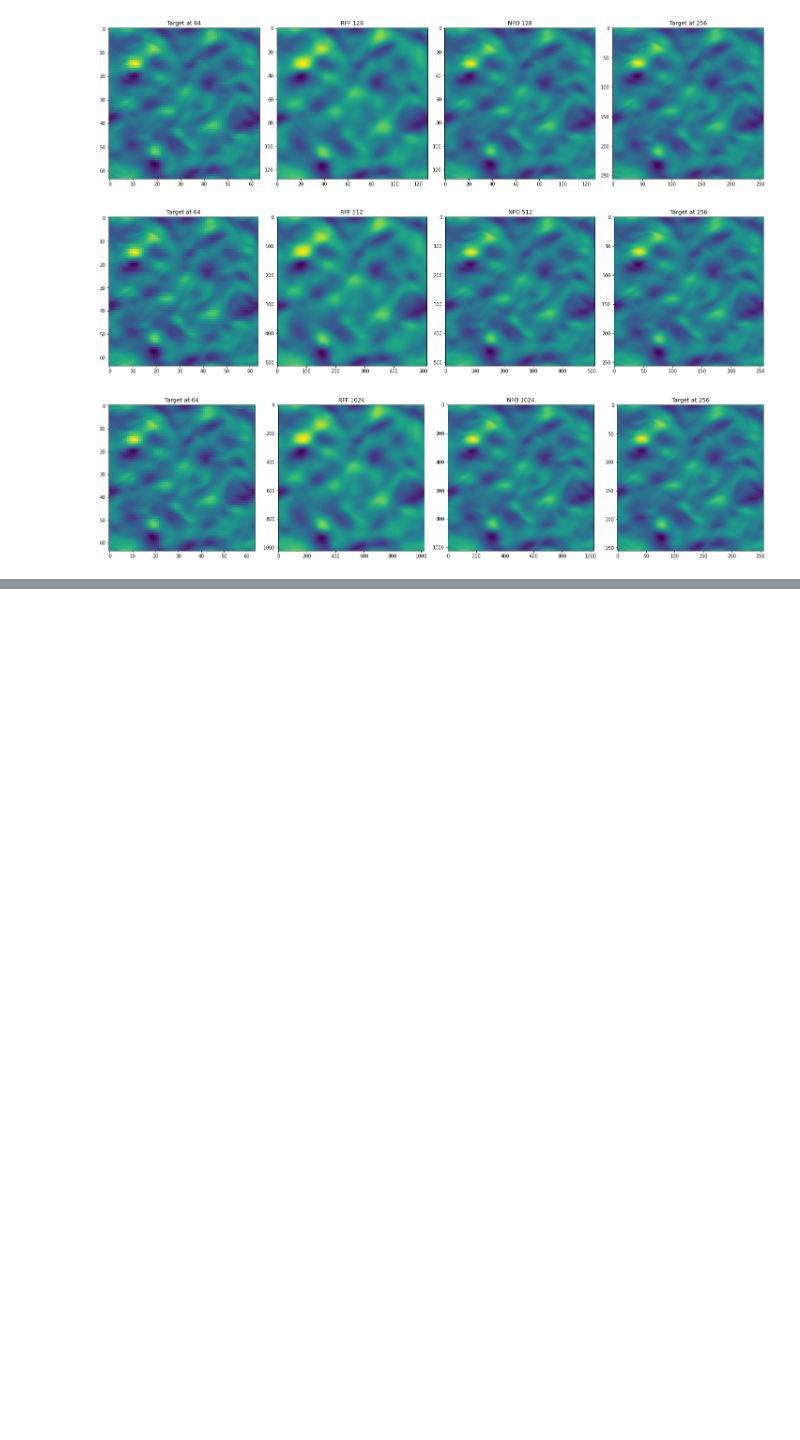
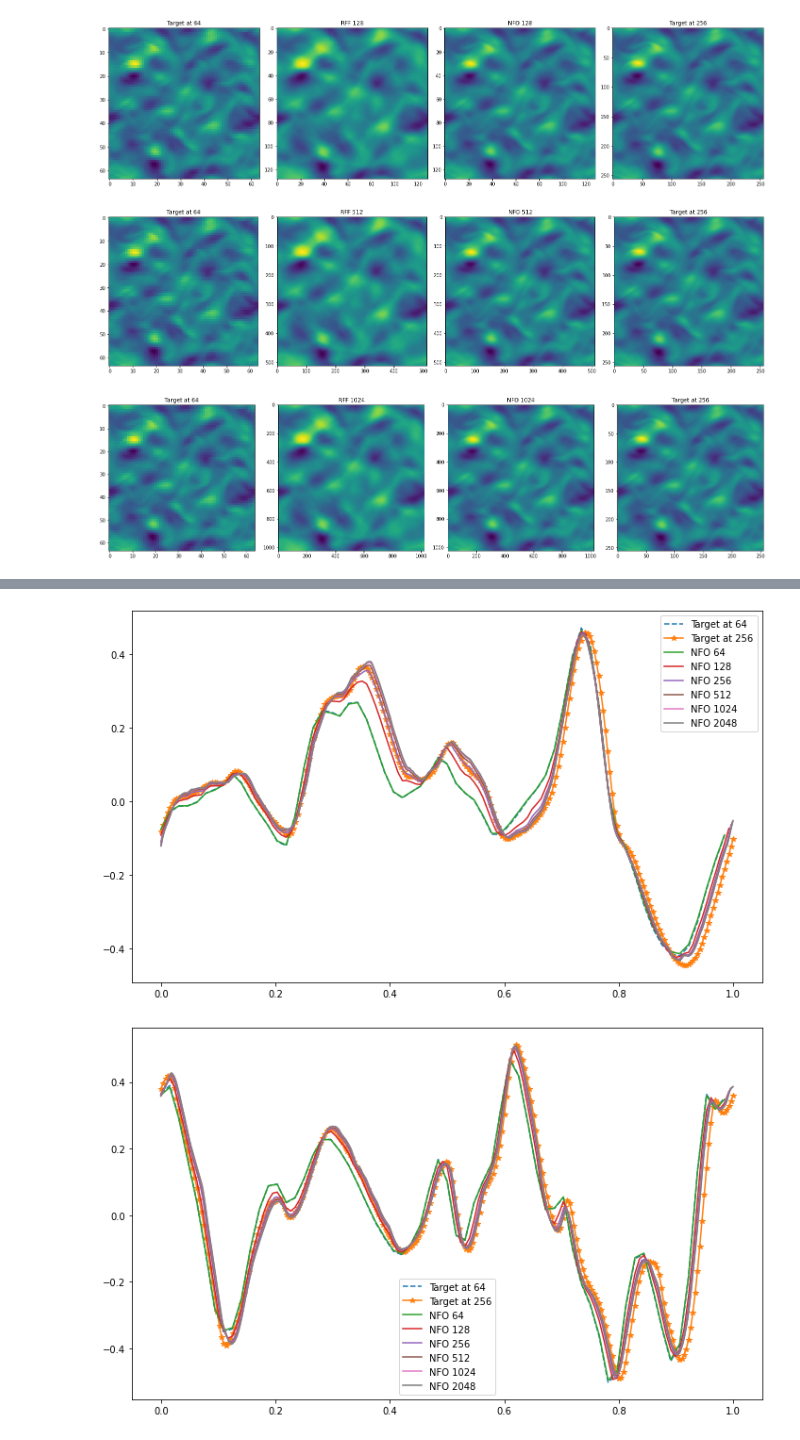
Before and after one commit to Chutlhu/TurboSuperResultion, a Jupyter notebook: notebooks/[TurboNeuralFourier] NeuralOperator + Physics on PytorchLightening on Turbulent Data.ipynb, the cells around one changed output, grey strips where cells are left out. Cells and saved outputs as stored; diff of their text form; code cells hidden in the pictures; blank space fills up the shorter version.

```diff
--- a/notebooks/[TurboNeuralFourier] NeuralOperator + Physics on PytorchLightening on Turbulent Data.ipynb
+++ b/notebooks/[TurboNeuralFourier] NeuralOperator + Physics on PytorchLightening on Turbulent Data.ipynb
@@ -367,47 +359,32 @@ plt.show()
-# %%
-for res in [512]:
-
-#     FNOpred = my_pred(res, model_dict['FNO'])
-    RFFpred = my_pred(res, model_dict['RFF'])
-
-    figsize = (20,20)
-    fig, axs = plt.subplots(1,4, figsize=figsize)
-    axs[0].imshow(ytrain[:,:,0].squeeze())
-    axs[0].set_title('Target at %d' % 128)
-#     axs[1].imshow(FNOpred[:,:,0])
-#     axs[1].set_title('Neural Operator')
-    axs[2].imshow(RFFpred[:,:,0])
-    axs[2].set_title('Random Fourier Feauters')
-    axs[3].imshow(ytest[:,:,0].squeeze())
-    axs[3].set_title('Target at %d' % 256)
-    plt.tight_layout()
-    plt.show()
 # %%
 figsize = (10,6)
 fig, axs = plt.subplots(1,1, figsize=figsize)
-plt.plot(np.linspace(0,1-1/64,64), ytrain[:,32,0].squeeze(), label='Target at %d' % 64)
-plt.plot(np.linspace(0,1,256), ytest[:,128,0].squeeze(), label='Target at %d' % 256)
+plt.plot(np.linspace(0,1-1/64,64), ytrain[:,32,0].squeeze(), '--', label='Target at %d' % 64)
+plt.plot(np.linspace(0,1,256), ytest[:,128,0].squeeze(), '-*', label='Target at %d' % 256)
 
 for res in [64, 128, 256, 512, 1024, 2048]:
-    FNOpred = my_pred(res, model_dict['NFO'])
+    FNOpred = my_pred(res, model_dict['FNO'])
     plt.plot(np.linspace(0,1-1/res,res), FNOpred[:,int(res//2),0].squeeze(), label='NFO %d' % res)
 
 plt.legend()
 plt.tight_layout()
 plt.show()
 
 figsize = (10,6)
 fig, axs = plt.subplots(1,1, figsize=figsize)
-plt.plot(np.linspace(0,1-1/64,64), ytrain[32,:,0].squeeze(), label='Target at %d' % 64)
-plt.plot(np.linspace(0,1,256), ytest[128,:,0].squeeze(), label='Target at %d' % 256)
+plt.plot(np.linspace(0,1-1/64,64), ytrain[32,:,0].squeeze(), '--', label='Target at %d' % 64)
+plt.plot(np.linspace(0,1,256), ytest[128,:,0].squeeze(), '-*', label='Target at %d' % 256)
 
 for res in [64, 128, 256, 512, 1024, 2048]:
-    FNOpred = my_pred(res, model_dict['NFO'])
+    FNOpred = my_pred(res, model_dict['FNO'])
     plt.plot(np.linspace(0,1-1/res,res), FNOpred[int(res//2),:,0].squeeze(), label='NFO %d' % res)
 
 plt.legend()
 plt.tight_layout()
 plt.show()
+# %% [output]
+[figure, added]
+[figure, added]
 # %%
 Npred256 = my_pred(256, model_dict['None'])
 Npred256ph = my_pred(256, model_dict['NonePh'])
```
Also changed, not shown: parts of 8 cells of this notebook, 11 other files.
